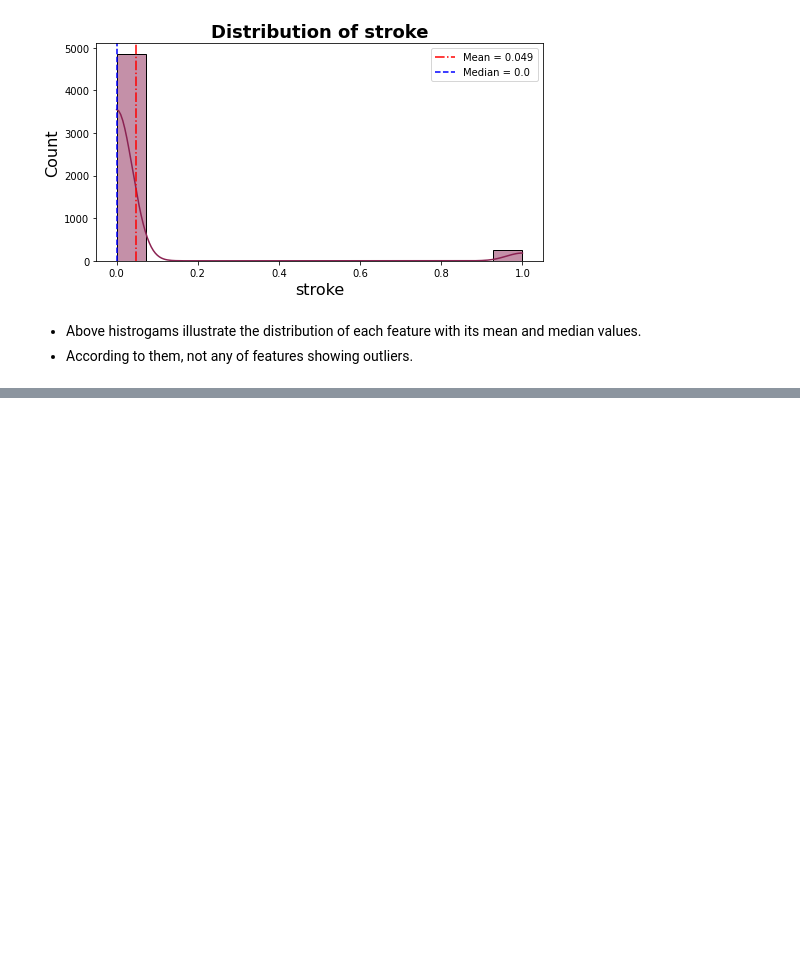
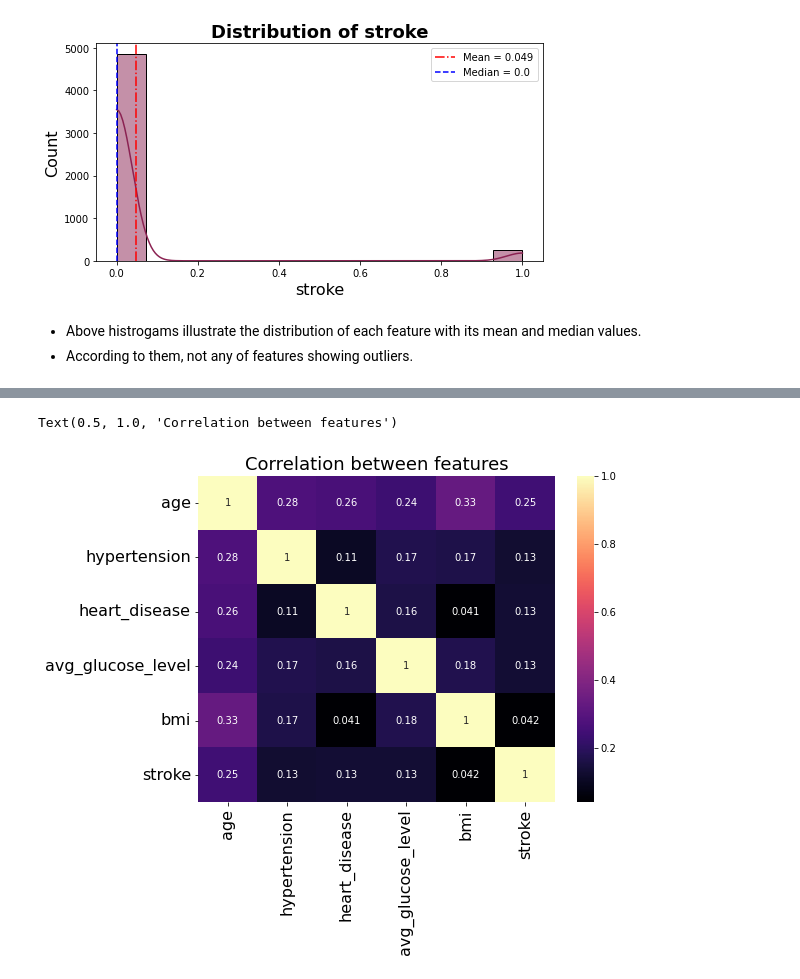
Before and after one commit to sheha919/Stroke_Prediction, a Jupyter notebook: stroke_prediction.ipynb, the cells around one changed output, grey strips where cells are left out. Drawn from its saved outputs; the diff is of its cells as text; code cells hidden in the pictures; blank space fills up the shorter version.

```diff
--- a/stroke_prediction.ipynb
+++ b/stroke_prediction.ipynb
@@ -281,0 +294,10 @@ for i in str_num:
+# %%
+corr = ml_df.corr()
+plt.figure(figsize = (8,6))
+sns.heatmap(data =corr, annot = True, cmap = 'magma')
+plt.xticks(fontsize =16)
+plt.yticks(fontsize =16)
+plt.title('Correlation between features', fontsize =18)
+# %% [output]
+Text(0.5, 1.0, 'Correlation between features')
+[figure, added]
```
Also changed, not shown: parts of 13 cells of this notebook.
